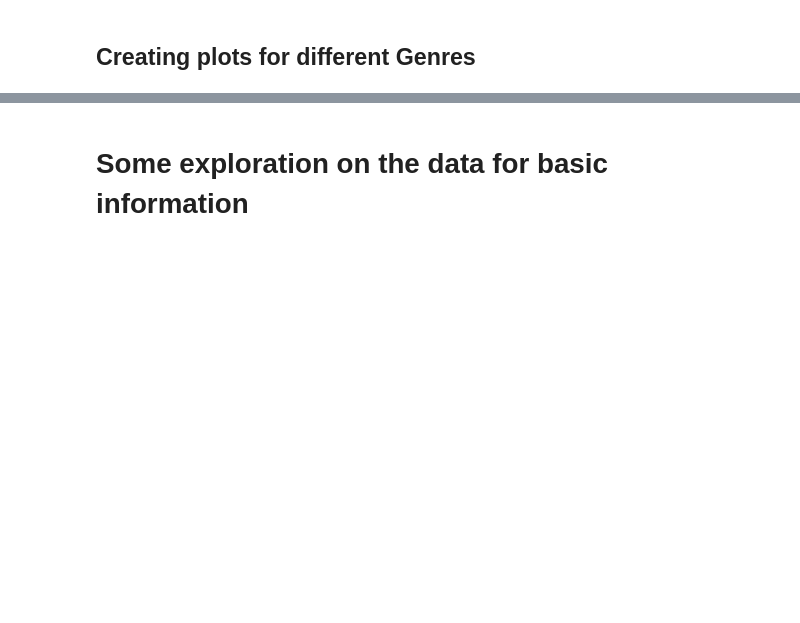
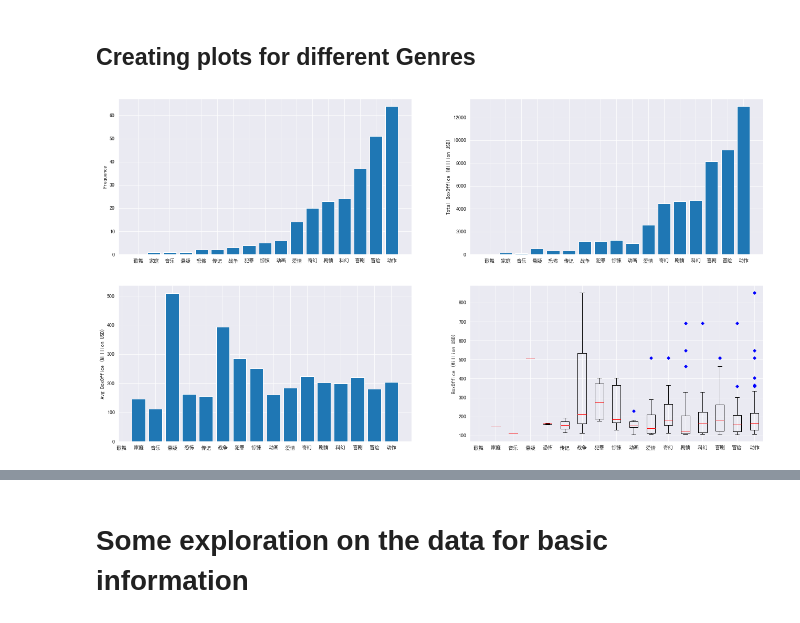
Before and after one commit to quciet/DU_COMP4447_project, a Jupyter notebook: Final_Project_Codes_Combined.ipynb, the cells around one changed output, grey strips where cells are left out. Saved outputs shown, nothing was run; the diff lists cells and outputs as text; code cells hidden in the pictures; blank space fills up the shorter version.

```diff
--- a/Final_Project_Codes_Combined.ipynb
+++ b/Final_Project_Codes_Combined.ipynb
@@ -555,31 +689,36 @@ ax[1][1].set_xlabel('Month')
 # %% [markdown]
 ## Creating data sets for visulization of different genres
 # %%
-### change the "dt_na" in the following to "dt_cn" and run again to get the comparison dataset for China
-dt_genre_box=dt_na[["BoxOffice"]+list(unique_genere)]
+### change all the "dt_na" in the following codes to "dt_cn" and run again to get the comparison dataset for China
+dt_g=dt_cn
+dt_genre_box=dt_cn[["BoxOffice"]+list(unique_genere)]
 for i in range(len(dt_genre_box.columns)):
     if i==0:
         continue
     for j in range(len(dt_genre_box.BoxOffice)):
         if dt_genre_box.iloc[j,i]==True:
-            dt_genre_box.iloc[j,i]=dt_genre_box.BoxOffice[j]
+            dt_genre_box.iloc[j,i]=dt_genre_box.iloc[j,0]
 dt_genre_box_money=dt_genre_box[dt_genre_box.columns[1:]]
+#
 Genre=[]
 Money=[]
 Count=[]
 for i in unique_genere:
     Genre.append(i)
     Money.append(dt_genre_box_money[i].sum())
-    Count.append(dt[i].sum())
+    # change here
+    Count.append(dt_cn[i].sum())
 dt_genre_count=pd.DataFrame({"Genre":Genre,"Count":Count,"BoxOffice":Money})
 #
 Genre=[]
 Money=[]
-for i in range(len(dt.BoxOffice)):
+# change here
+for i in range(len(dt_cn.BoxOffice)):
     for g in unique_genere:
-        if g in dt.Genre[i]:
+        # change here
+        if g in dt_cn.iloc[i,13]:
             Genre.append(g)
-            Money.append(dt.BoxOffice[i])
+            Money.append(dt_cn.iloc[i,4])
 dt_genre_count_seperate=pd.DataFrame({"Genre":Genre,"BoxOffice":Money})
 dt_genre_count["Average"]=dt_genre_count.BoxOffice/dt_genre_count.Count
 dt_genre_count=dt_genre_count.sort_values(by="Count")
@@ -591,14 +730,17 @@ for g in dt_genre_count.Genre.unique():
 # %% [markdown]
 ## Creating plots for different Genres
 # %%
-f, ax = plt.subplots(nrows=2, ncols=2, figsize=(20,12))
+f, ax = plt.subplots(nrows=2, ncols=2, figsize=(22,12))
 ax[0][0].bar(x="Genre", height="Count",data=dt_genre_count)
 ax[0][0].set_ylabel('Frequency')
 ax[0][1].bar(x="Genre", height="BoxOffice",data=dt_genre_count)
-ax[0][1].set_ylabel('Total GlobalBoxOffice (Million USD)')
+ax[0][1].set_ylabel('Total BoxOffice (Million USD)')
 ax[1][0].bar(x="Genre", height="Average",data=dt_genre_count)
-ax[1][0].set_ylabel('Avg GlobalBoxOffice (Million USD)')
+ax[1][0].set_ylabel('Avg BoxOffice (Million USD)')
 ax[1][1].boxplot(dt_genre_count_seperate_list,flierprops=dict(marker='D', markerfacecolor='b', markersize=4,markeredgecolor='b'),
                 medianprops=dict(color='r'))
-ax[1][1].set_ylabel("GlobalBoxOffice (Million USD)")
+ax[1][1].set_ylabel("BoxOffice (Million USD)")
 ax[1][1].set_xticklabels(dt_genre_count_seperate_list_lab)
+plt.savefig('img/cn_genres.png')
+# %% [output]
+[figure, added]
```
Also changed, not shown: parts of 36 cells of this notebook, 31 other files.
